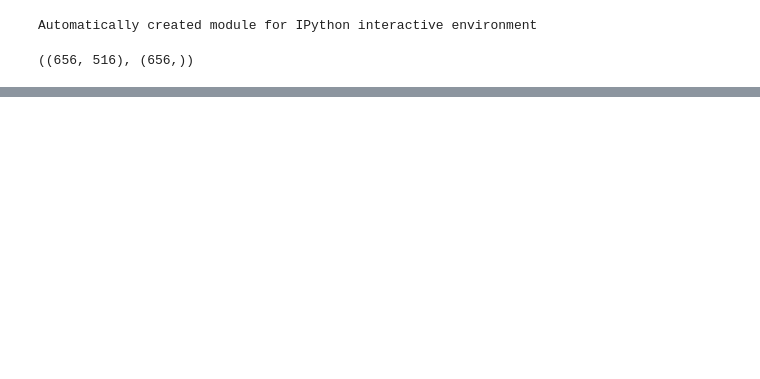
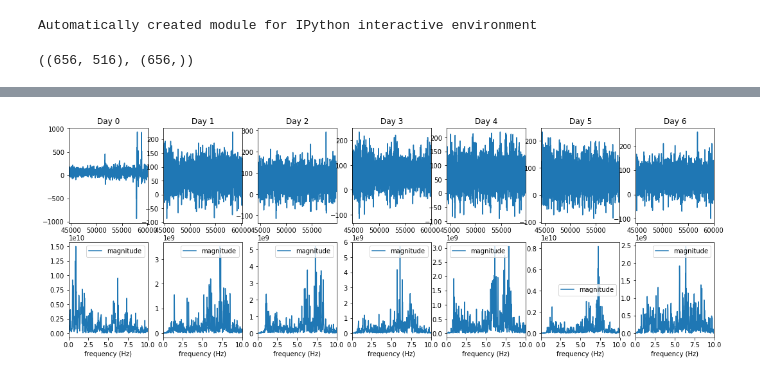
Before and after one commit to mumbihere/290T-mrt-lab2, a Jupyter notebook: lab-2.ipynb, the cells around one changed output, grey strips where cells are left out. Drawn from its saved outputs; the diff is of its cells as text; code cells hidden in the pictures; blank space fills up the shorter version.

```diff
--- a/lab-2.ipynb
+++ b/lab-2.ipynb
@@ -501,0 +464,7 @@ specgram(c[' Value'], NFFT=256, Fs=256)
+# %%
+#Repeat the same for music
+fig, axes = plt.subplots(nrows=2, ncols=7,figsize=(18,6,))
+for i in range(len(week1_datasets)):
+    plot_chart(i,'music')
+# %% [output]
+[figure, added]
```
Also changed, not shown: parts of 23 cells of this notebook.
